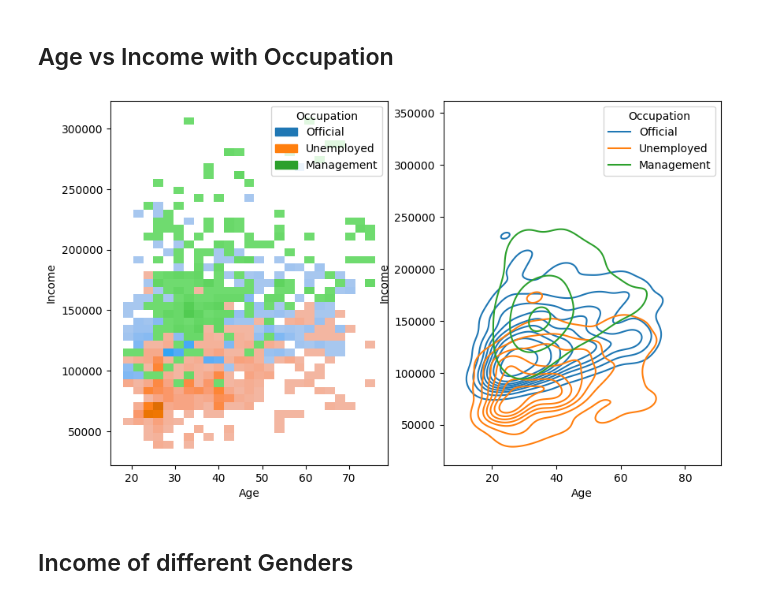
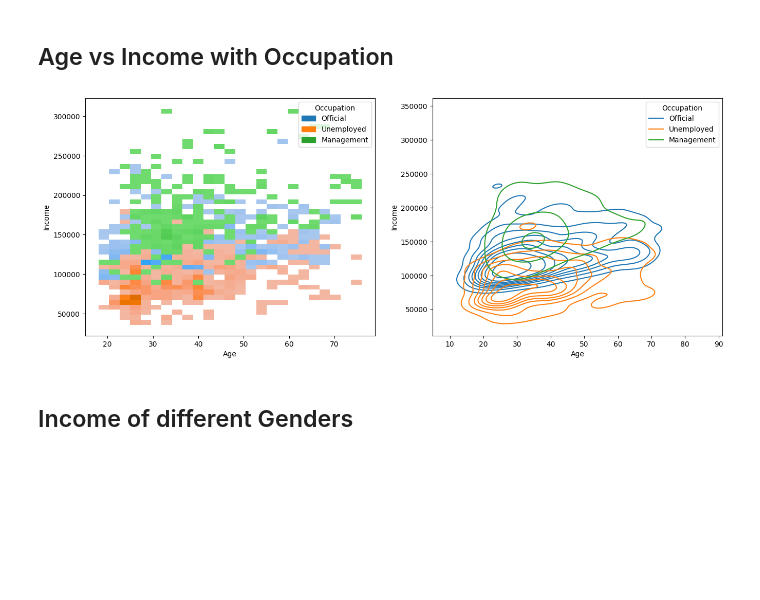
Before and after one commit to AnalyticSoul/Learn-Data-Science-with-Examples, a Jupyter notebook: 3.2-Data-Exploration.ipynb, the cells around one changed output. Drawn from its saved outputs; the diff is of its cells as text; code cells hidden in the pictures; blank space fills up the shorter version.

```diff
--- a/3.2-Data-Exploration.ipynb
+++ b/3.2-Data-Exploration.ipynb
@@ -8,5 +18,5 @@ import seaborn as sns
 # %%
-df_customers = pd.read_csv('customers_raw.csv', header=0, index_col='CustomerID')
+df_customers = pd.read_csv('data/customers_raw.csv', header=0, index_col='CustomerID')
 df_customers.head()
 # %% [output]
 |  | Age | Education | Income | Occupation | Gender | Marital Status | Settlement Size |
@@ -102,13 +106,13 @@ plt.show()
 # %% [markdown]
 ## Age vs Income with Occupation
 # %%
-fig, ax = plt.subplots(1, 2, figsize=(10, 6))
+fig, ax = plt.subplots(1, 2, figsize=(16, 6))
 sns.histplot(data=df_customers, x='Age', y='Income', hue='Occupation', ax=ax[0])
 sns.kdeplot(data=df_customers, x='Age', y='Income', hue='Occupation', ax=ax[1])
 # plt.savefig('output/output.png', dpi=800)
 plt.show()
 # %% [output]
-[figure, old version]
+[figure, new version]
 # %% [markdown]
 ## Income of different Genders
 # %%
```
Also changed, not shown: parts of 5 cells of this notebook, 37 other files.
